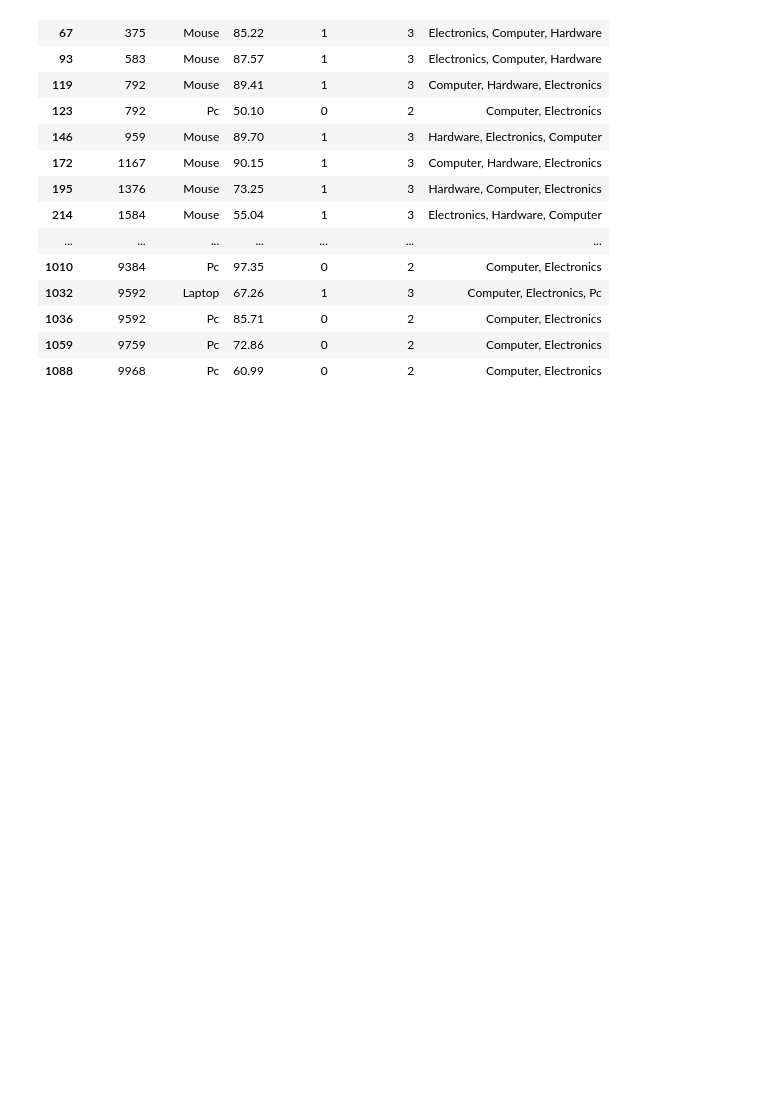
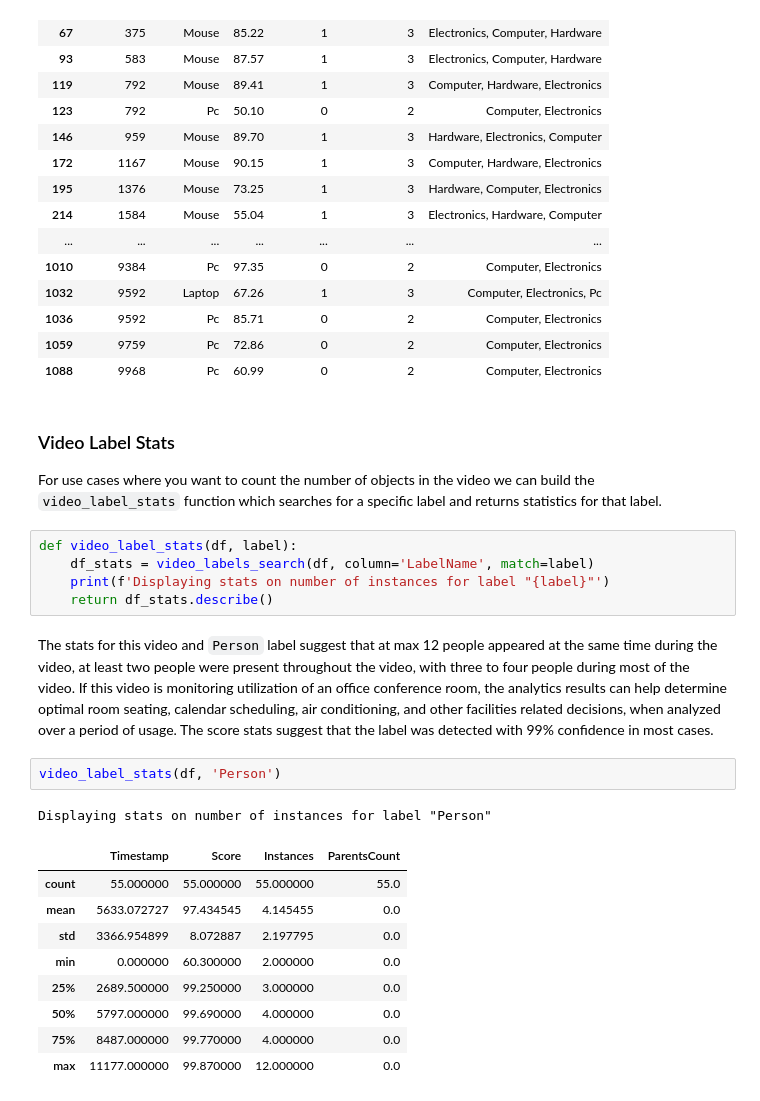
Before and after one commit to aws-samples/cloud-experiments, a Jupyter notebook: video-analytics/video-analytics.ipynb, the cells around one changed output. Cells and saved outputs as stored; diff of their text form; blank space fills up the shorter version.

Commit message:
doc format, api label count

```diff
--- a/video-analytics/video-analytics.ipynb
+++ b/video-analytics/video-analytics.ipynb
@@ -191,3 +198,26 @@ video_labels_search(df, 'Parents', 'Computer')
 | 1036 | 9592 | Pc | 85.71 | 0 | 2 | Computer, Electronics |
 | 1059 | 9759 | Pc | 72.86 | 0 | 2 | Computer, Electronics |
 | 1088 | 9968 | Pc | 60.99 | 0 | 2 | Computer, Electronics |
+# %% [markdown]
+### Video Label Stats
+For use cases where you want to count the number of objects in the video we can build the ``video_label_stats`` function which searches for a specific label and returns statistics for that label.
+# %%
+def video_label_stats(df, label):
+    df_stats = video_labels_search(df, column='LabelName', match=label)
+    print(f'Displaying stats on number of instances for label "{label}"')
+    return df_stats.describe()
+# %% [markdown]
+The stats for this video and ``Person`` label suggest that at max 12 people appeared at the same time during the video, at least two people were present throughout the video, with three to four people during most of the video. If this video is monitoring utilization of an office conference room, the analytics results can help determine optimal room seating, calendar scheduling, air conditioning, and other facilities related decisions, when analyzed over a period of usage. The score stats suggest that the label was detected with 99% confidence in most cases.
+# %%
+video_label_stats(df, 'Person')
+# %% [output]
+Displaying stats on number of instances for label "Person"
+|  | Timestamp | Score | Instances | ParentsCount |
+| count | 55.000000 | 55.000000 | 55.000000 | 55.0 |
+| mean | 5633.072727 | 97.434545 | 4.145455 | 0.0 |
+| std | 3366.954899 | 8.072887 | 2.197795 | 0.0 |
+| min | 0.000000 | 60.300000 | 2.000000 | 0.0 |
+| 25% | 2689.500000 | 99.250000 | 3.000000 | 0.0 |
+| 50% | 5797.000000 | 99.690000 | 4.000000 | 0.0 |
+| 75% | 8487.000000 | 99.770000 | 4.000000 | 0.0 |
+| max | 11177.000000 | 99.870000 | 12.000000 | 0.0 |
```
Also changed, not shown: parts of 7 cells of this notebook, 1 other file.
